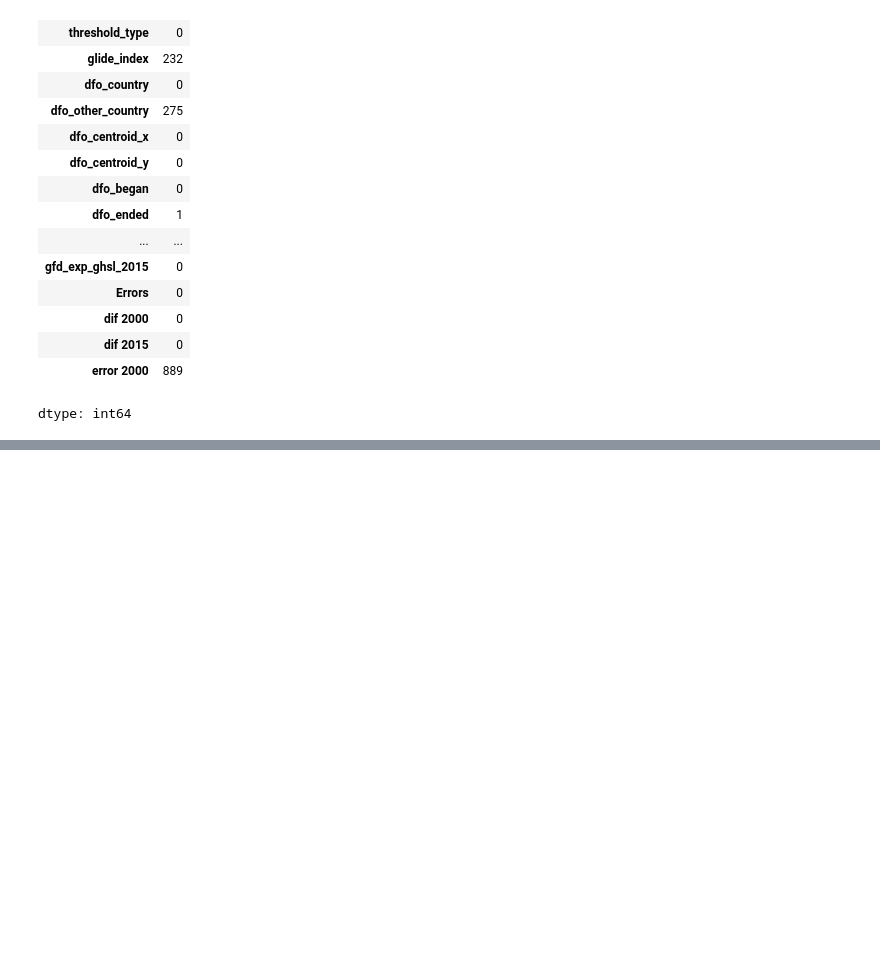
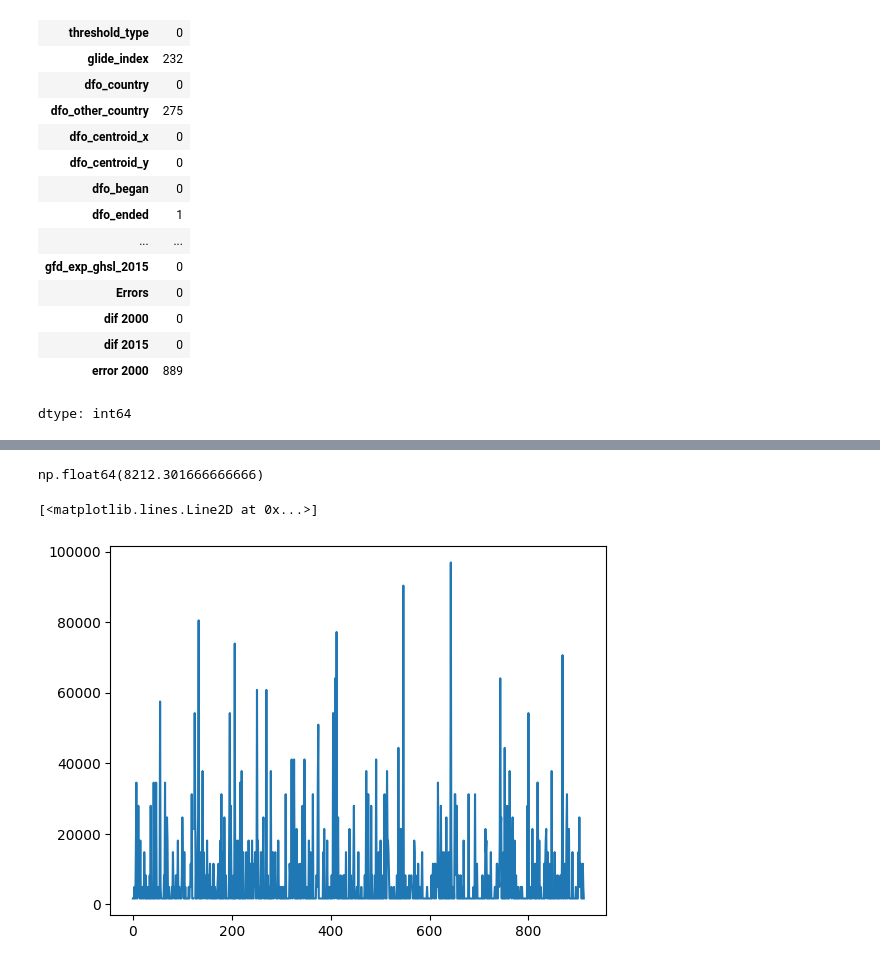
Before and after one commit to MeeGyo/BSC_DPDM2025, a Jupyter notebook: Ch3_Data_Preprocessing.ipynb, the cells around one changed output, grey strips where cells are left out. Saved outputs shown, nothing was run; the diff lists cells and outputs as text; code cells hidden in the pictures; blank space fills up the shorter version.

```diff
--- a/Ch3_Data_Preprocessing.ipynb
+++ b/Ch3_Data_Preprocessing.ipynb
@@ -239,0 +333,18 @@ dtype: int64
+# %%
+def put_value_in_bin(value, bin_edges):
+    for i in range(len(bin_edges) - 1):
+        if bin_edges[i] <= value < bin_edges[i + 1]:
+            new_val = (bin_edges[i] + bin_edges[i + 1]) / 2
+            return new_val
+    return None
+# %%
+put_value_in_bin(7000, outputhist[1])
+# %% [output]
+np.float64(8212.301666666666)
+# %%
+flood['gfd_area_bin'] = flood['gfd_area'].apply(lambda x: put_value_in_bin(x, outputhist[1]))
+# %%
+plt.plot(flood['gfd_area_bin'])
+# %% [output]
+[<matplotlib.lines.Line2D at 0x...>]
+[figure, added]
```
Also changed, not shown: parts of 26 cells of this notebook.
